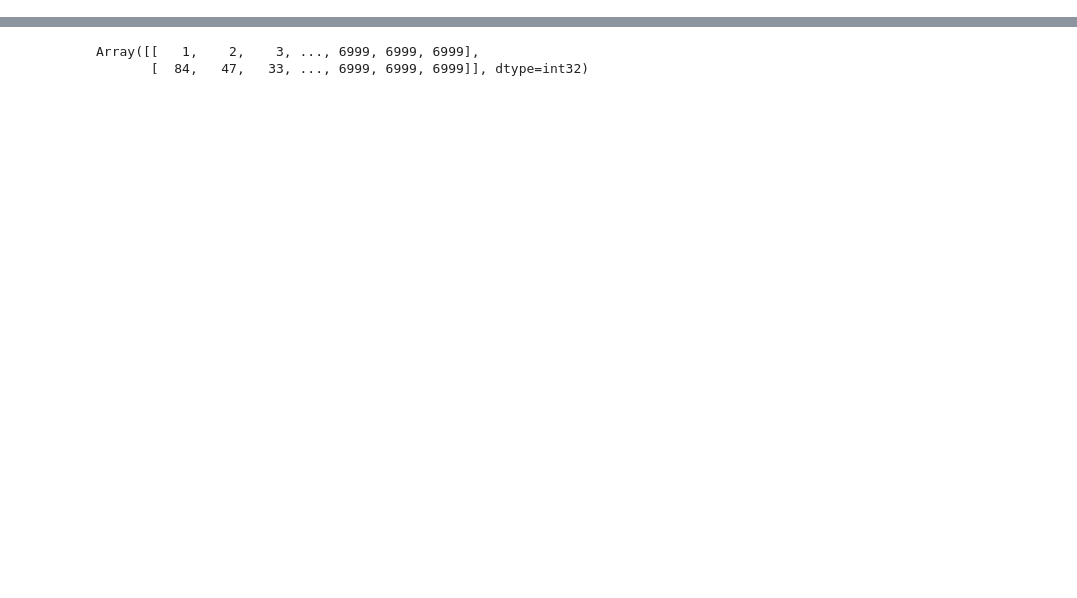
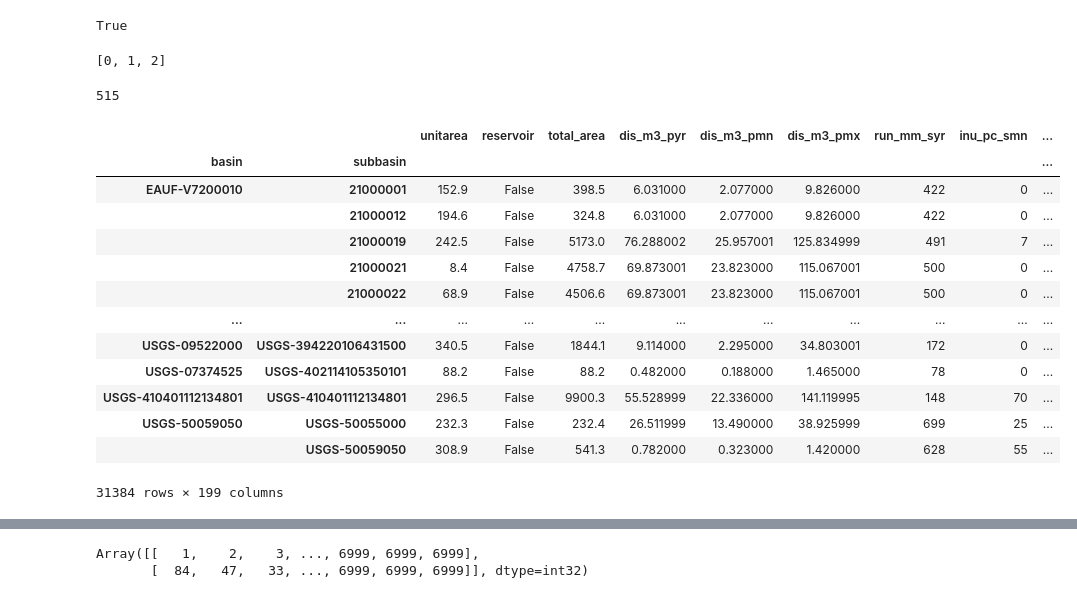
Before and after one commit to Fluvial-UMass/swot-ml, a Jupyter notebook: notebooks/reservoirs/run_model.ipynb, the cells around one changed output, grey strips where cells are left out. Drawn from its saved outputs; the diff is of its cells as text; code cells hidden in the pictures; blank space fills up the shorter version.

```diff
--- a/notebooks/reservoirs/run_model.ipynb
+++ b/notebooks/reservoirs/run_model.ipynb
@@ -43,0 +104,4 @@ peak memory: 1547.46 MiB, increment: 772.82 MiB
+# %%
+df['bitmask'] = np.random.randint(1, 16, df.shape[0])
+df['bitmask'][df['bitmask']>4] = 0
+df['bitmask']
@@ -43,0 +153,42 @@ peak memory: 1547.46 MiB, increment: 772.82 MiB
+# %%
+((x_int // 2**n) % 2).any()
+# %% [output]
+True
+# %%
+# Discovery requires computing max value. This is a one-time cost.
+x_int = df['bitmask'].astype(int)
+max_val = x_int.max()
+nbits = int(np.ceil(np.log2(max_val + 1))) if max_val > 0 else 0
+nbits
+
+# Check which bits are active across the dataset
+# This part still requires computation to discover bits
+active_bits = []
+for n in range(nbits):
+    if ((x_int // 2**n) % 2).any():
+        active_bits.append(n)
+prescribed_bits = active_bits
+prescribed_bits
+# %% [output]
+[0, 1, 2]
+# %%
+len(dataset.basins)
+# %% [output]
+515
+# %%
+df[df.index.get_level_values('basin').isin(dataset.basins)]
+# %% [output]
+|  |  | unitarea | reservoir | total_area | dis_m3_pyr | dis_m3_pmn | dis_m3_pmx | run_mm_syr | inu_pc_smn | ... |
+| basin | subbasin |  |  |  |  |  |  |  |  | ... |
+| EAUF-V7200010 | 21000001 | 152.9 | False | 398.5 | 6.031000 | 2.077000 | 9.826000 | 422 | 0 | ... |
+|  | 21000012 | 194.6 | False | 324.8 | 6.031000 | 2.077000 | 9.826000 | 422 | 0 | ... |
+|  | 21000019 | 242.5 | False | 5173.0 | 76.288002 | 25.957001 | 125.834999 | 491 | 7 | ... |
+|  | 21000021 | 8.4 | False | 4758.7 | 69.873001 | 23.823000 | 115.067001 | 500 | 0 | ... |
+|  | 21000022 | 68.9 | False | 4506.6 | 69.873001 | 23.823000 | 115.067001 | 500 | 0 | ... |
+| ... | ... | ... | ... | ... | ... | ... | ... | ... | ... | ... |
+| USGS-09522000 | USGS-394220106431500 | 340.5 | False | 1844.1 | 9.114000 | 2.295000 | 34.803001 | 172 | 0 | ... |
+| USGS-07374525 | USGS-402114105350101 | 88.2 | False | 88.2 | 0.482000 | 0.188000 | 1.465000 | 78 | 0 | ... |
+| USGS-410401112134801 | USGS-410401112134801 | 296.5 | False | 9900.3 | 55.528999 | 22.336000 | 141.119995 | 148 | 70 | ... |
+| USGS-50059050 | USGS-50055000 | 232.3 | False | 232.4 | 26.511999 | 13.490000 | 38.925999 | 699 | 25 | ... |
+|  | USGS-50059050 | 308.9 | False | 541.3 | 0.782000 | 0.323000 | 1.420000 | 628 | 55 | ... |
+31384 rows × 199 columns
```
Also changed, not shown: parts of 19 cells of this notebook, 8 other files.
